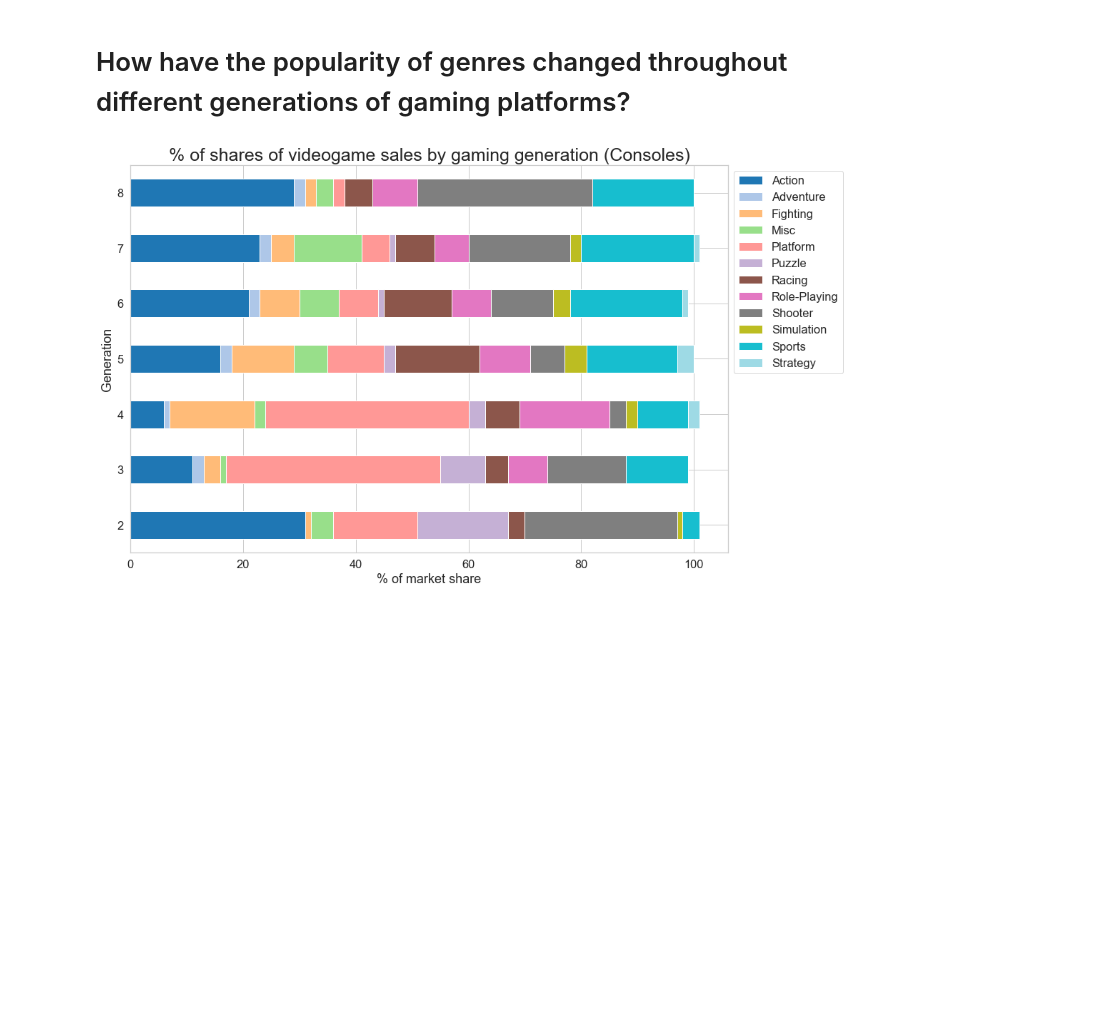
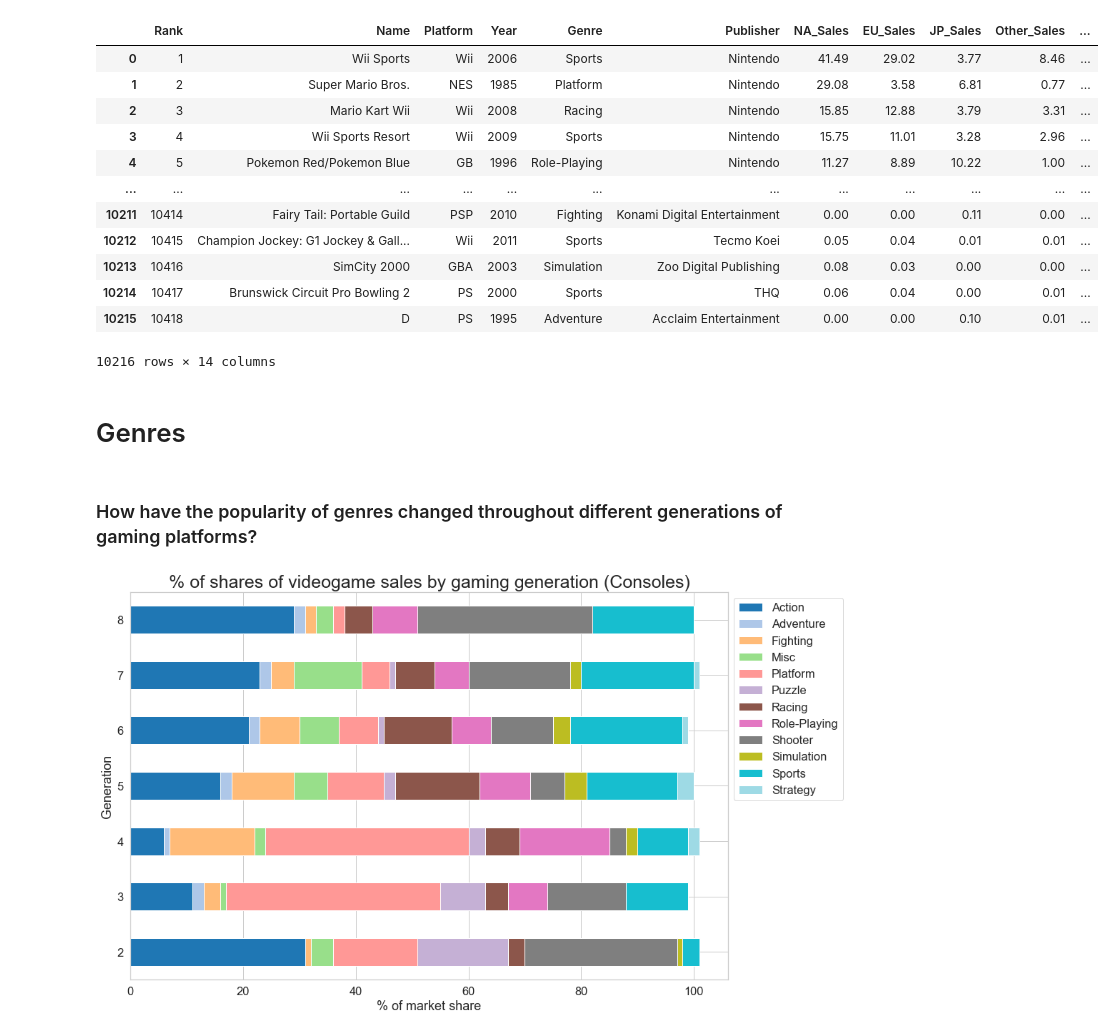
Before and after one commit to mf11y/Data_Sci_Projects, a Jupyter notebook: Data Story Telling - VGSales/VGSales.ipynb, the cells around one changed output. Cells and saved outputs as stored; diff of their text form; code cells hidden in the pictures; blank space fills up the shorter version.

```diff
--- a/Data Story Telling - VGSales/VGSales.ipynb
+++ b/Data Story Telling - VGSales/VGSales.ipynb
@@ -6,8 +6,26 @@ import matplotlib.pyplot as plt
 sns.set(style='whitegrid', font_scale=1.5)
 # %%
 data = pd.read_csv('./Data/augmented_vg_sales.csv')
+# %%
+data
+# %% [output]
+|  | Rank | Name | Platform | Year | Genre | Publisher | NA_Sales | EU_Sales | JP_Sales | Other_Sales | ... |
+| 0 | 1 | Wii Sports | Wii | 2006 | Sports | Nintendo | 41.49 | 29.02 | 3.77 | 8.46 | ... |
+| 1 | 2 | Super Mario Bros. | NES | 1985 | Platform | Nintendo | 29.08 | 3.58 | 6.81 | 0.77 | ... |
+| 2 | 3 | Mario Kart Wii | Wii | 2008 | Racing | Nintendo | 15.85 | 12.88 | 3.79 | 3.31 | ... |
+| 3 | 4 | Wii Sports Resort | Wii | 2009 | Sports | Nintendo | 15.75 | 11.01 | 3.28 | 2.96 | ... |
+| 4 | 5 | Pokemon Red/Pokemon Blue | GB | 1996 | Role-Playing | Nintendo | 11.27 | 8.89 | 10.22 | 1.00 | ... |
+| ... | ... | ... | ... | ... | ... | ... | ... | ... | ... | ... | ... |
+| 10211 | 10414 | Fairy Tail: Portable Guild | PSP | 2010 | Fighting | Konami Digital Entertainment | 0.00 | 0.00 | 0.11 | 0.00 | ... |
+| 10212 | 10415 | Champion Jockey: G1 Jockey & Gall... | Wii | 2011 | Sports | Tecmo Koei | 0.05 | 0.04 | 0.01 | 0.01 | ... |
+| 10213 | 10416 | SimCity 2000 | GBA | 2003 | Simulation | Zoo Digital Publishing | 0.08 | 0.03 | 0.00 | 0.00 | ... |
+| 10214 | 10417 | Brunswick Circuit Pro Bowling 2 | PS | 2000 | Sports | THQ | 0.06 | 0.04 | 0.00 | 0.01 | ... |
+| 10215 | 10418 | D | PS | 1995 | Adventure | Acclaim Entertainment | 0.00 | 0.00 | 0.10 | 0.01 | ... |
+10216 rows × 14 columns
+# %% [markdown]
+# Genres
 # %% [markdown]
-# How have the popularity of genres changed throughout different generations of gaming platforms?
+### How have the popularity of genres changed throughout different generations of gaming platforms?
 # %%
 console_data = data.loc[data.System == 'Console', ['Genre','Global_Sales', 'Generation']]
 handheld_data = data.loc[data.System == 'Handheld', ['Genre','Global_Sales', 'Generation']]
```
Also changed, not shown: parts of 11 cells of this notebook.
